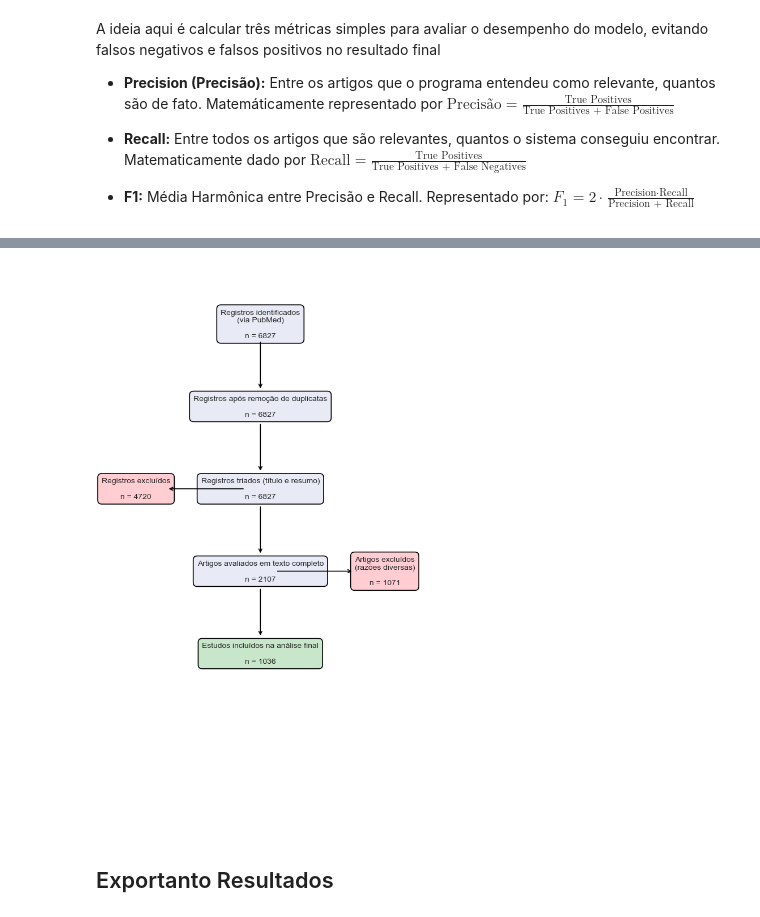
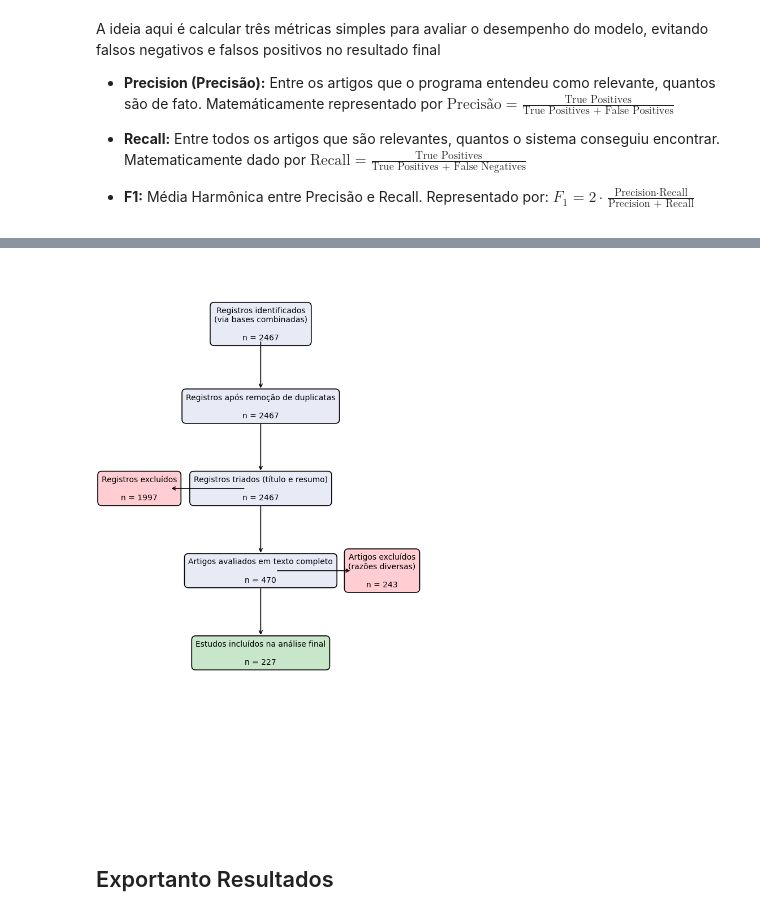
Before and after one commit to GabrielcordH/RSL_auto, a Jupyter notebook: RSL_automatizado.ipynb, the cells around one changed output, grey strips where cells are left out. Cells and saved outputs as stored; diff of their text form; code cells hidden in the pictures.

```diff
--- a/RSL_automatizado.ipynb
+++ b/RSL_automatizado.ipynb
@@ -146,0 +203,14 @@ resultados_detalhados = pd.concat([fetch_details(chunk) for chunk in tqdm(chunks
+# %%
+resultados_detalhados["id"] = resultados_detalhados["id"].astype(str)
+scopus_df["id"] = scopus_df["scopus_id"].astype(str)
+
+# Concatenar as duas bases
+combined_df = pd.concat([resultados_detalhados, scopus_df], ignore_index=True)
+
+# Limpar coluna de ano
+combined_df["year"] = pd.to_numeric(combined_df.get("year", None), errors="coerce")
+
+# Remover duplicatas
+combined_df = combined_df.drop_duplicates(subset=["id"])
+
+print(f"✅ Total de artigos únicos combinados: {len(combined_df)}")
@@ -147,7 +219,8 @@ resultados_detalhados = pd.concat([fetch_details(chunk) for chunk in tqdm(chunks
 # %% [markdown]
 ## Retirando Duplicatas e Identificando o Padrão Ouro
 # %%
-resultados_detalhados = resultados_detalhados.drop_duplicates(subset=["title"])
-resultados_detalhados["duplicate"] = False
+df = combined_df.copy()  # <- aqui vem PubMed + Scopus + outras
+df = df.drop_duplicates(subset=["title"]).reset_index(drop=True)
+df["duplicate"] = False
 # %%
 pattern = "|".join([re.escape(t.lower()) for t in search_strategy["terms"]])
@@ -238,44 +310,46 @@ plt.show()
 # %%
-total_identificados = len(resultados_detalhados)
-apos_duplicatas = len(resultados_detalhados)
+total_identificados = len(df)
+apos_duplicatas = len(df)
 avaliados = int(sum(dados_limpos["full_text_eligible"]))
 incluidos = int(sum(dados_limpos["included"]))
 excluidos_triagem = apos_duplicatas - avaliados
 excluidos_texto = avaliados - incluidos
 
 fig, ax = plt.subplots(figsize=(6, 10))
 ax.axis('off')
 
 def caixa(texto, xy, color="#E8EAF6"):
     box = dict(boxstyle="round,pad=0.5", facecolor=color, edgecolor="black", linewidth=1.2)
     ax.text(xy[0], xy[1], texto, ha="center", va="center", fontsize=10, bbox=box)
 
-caixa(f"Registros identificados\n(via PubMed)\n\nn = {total_identificados}", (0.5, 0.9))
+caixa(f"Registros identificados\n(via bases combinadas)\n\nn = {total_identificados}", (0.5, 0.9))
 caixa(f"Registros após remoção de duplicatas\n\nn = {apos_duplicatas}", (0.5, 0.75))
 caixa(f"Registros triados (título e resumo)\n\nn = {apos_duplicatas}", (0.5, 0.6))
-
 caixa(f"Registros excluídos\n\nn = {excluidos_triagem}", (0.1, 0.6), color="#FFCDD2")
 caixa(f"Artigos avaliados em texto completo\n\nn = {avaliados}", (0.5, 0.45))
 caixa(f"Artigos excluídos\n(razões diversas)\n\nn = {excluidos_texto}", (0.9, 0.45), color="#FFCDD2")
 caixa(f"Estudos incluídos na análise final\n\nn = {incluidos}", (0.5, 0.3), color="#C8E6C9")
 
+# setas
 setas = [
     ((0.5, 0.87), (0.5, 0.78)),
     ((0.5, 0.72), (0.5, 0.63)),
     ((0.5, 0.57), (0.5, 0.48)),
     ((0.5, 0.42), (0.5, 0.33))
 ]
 for (x1, y1), (x2, y2) in setas:
     ax.annotate("", xy=(x2, y2), xytext=(x1, y1),
                 arrowprops=dict(arrowstyle="->", lw=1.2, color="black"))
 
-ax.annotate("", xy=(0.2, 0.6), xytext=(0.45, 0.6), arrowprops=dict(arrowstyle="->", lw=1.2, color="black"))
-ax.annotate("", xy=(0.8, 0.45), xytext=(0.55, 0.45), arrowprops=dict(arrowstyle="->", lw=1.2, color="black"))
+ax.annotate("", xy=(0.2, 0.6), xytext=(0.45, 0.6),
+            arrowprops=dict(arrowstyle="->", lw=1.2, color="black"))
+ax.annotate("", xy=(0.8, 0.45), xytext=(0.55, 0.45),
+            arrowprops=dict(arrowstyle="->", lw=1.2, color="black"))
 
 plt.tight_layout()
 plt.show()
 # %% [output]
-[figure, old version]
+[figure, new version]
 # %% [markdown]
 ## Exportanto Resultados
 # %%
```
Also changed, not shown: parts of 17 cells of this notebook.
